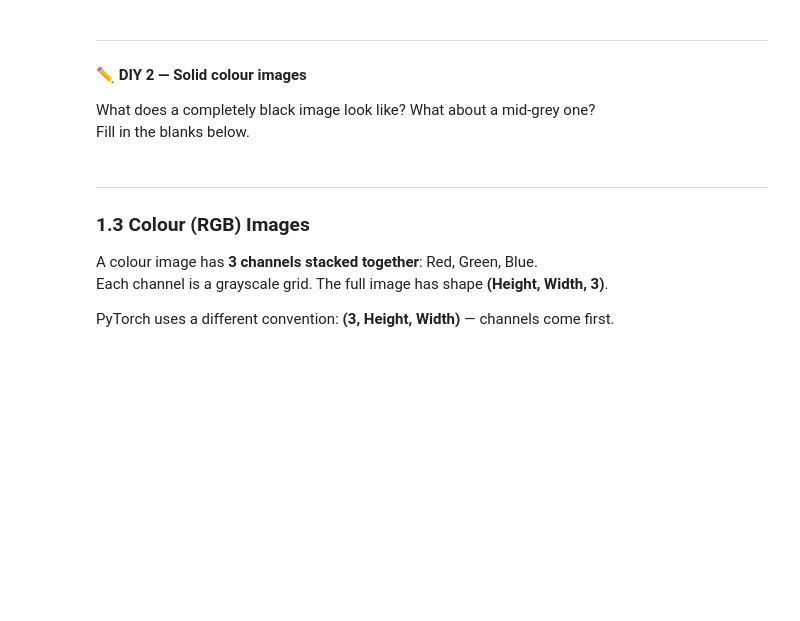
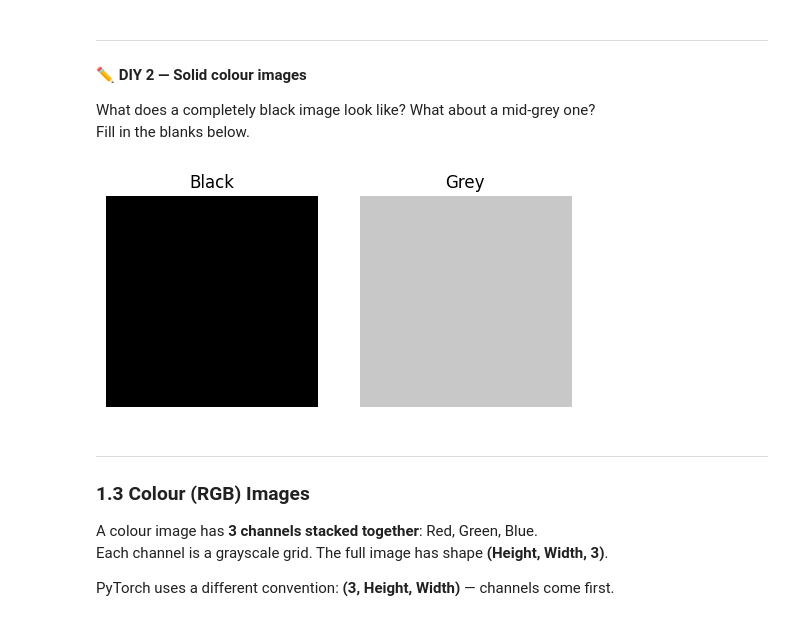
Before and after one commit to mkamdar/applied_ai_agentic_ai, a Jupyter notebook: RNN__Transformer_Architecture_and_Attention_resources/ef56abd5-f7b5-4d11-9bf3-1afa7ddbfbcb-Hands-on-Session-13th-June.ipynb, the cells around one changed output. Saved outputs shown, nothing was run; the diff lists cells and outputs as text; code cells hidden in the pictures; blank space fills up the shorter version.

```diff
--- a/RNN__Transformer_Architecture_and_Attention_resources/ef56abd5-f7b5-4d11-9bf3-1afa7ddbfbcb-Hands-on-Session-13th-June.ipynb
+++ b/RNN__Transformer_Architecture_and_Attention_resources/ef56abd5-f7b5-4d11-9bf3-1afa7ddbfbcb-Hands-on-Session-13th-June.ipynb
@@ -139,21 +153,23 @@ Fill in the blanks below.
 # %%
 # ✏️ YOUR TURN
 # Hint: np.zeros((28, 28)) gives all zeros (black)
 #       np.ones((28, 28))  gives all ones
 #       multiply by a number to get a specific shade, e.g. np.ones(...) * 128
 
-black_image = # write the code here
+black_image = np.zeros((28, 28)) # write the code here
 
-grey_image  = # write the code here
+grey_image  = np.ones((28,28)) * 200 # write the code here
 
 fig, axes = plt.subplots(1, 2, figsize=(6, 3))
 axes[0].imshow(black_image, cmap='gray', vmin=0, vmax=255)
 axes[0].set_title("Black")
 axes[0].axis('off')
 axes[1].imshow(grey_image, cmap='gray', vmin=0, vmax=255)
 axes[1].set_title("Grey")
 axes[1].axis('off')
 plt.show()
+# %% [output]
+[figure, added]
 # %% [markdown]
 ---
 ### 1.3 Colour (RGB) Images
```
Also changed, not shown: parts of 15 cells of this notebook.
